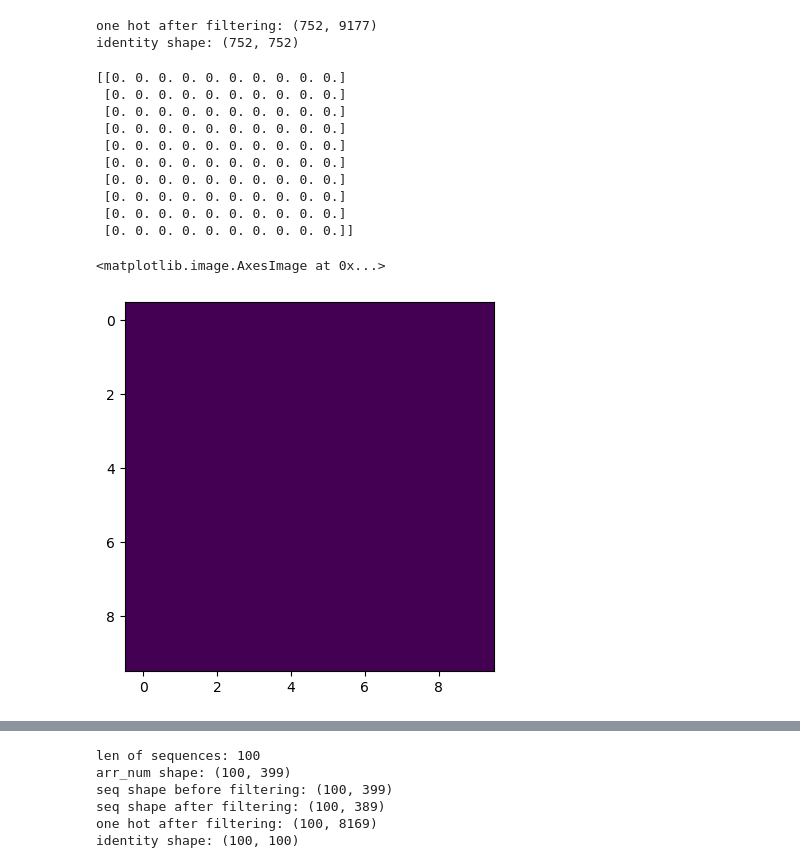
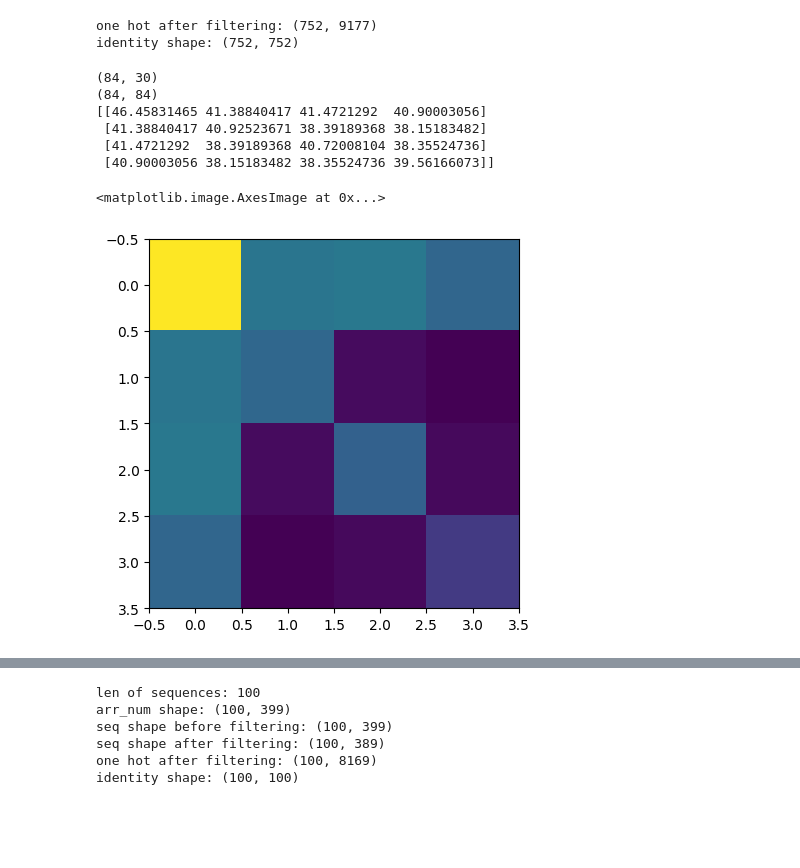
Before and after one commit to zifangu/lithiumized-fish, a Jupyter notebook: project_checkin2.ipynb, the cells around one changed output, grey strips where cells are left out. Drawn from its saved outputs; the diff is of its cells as text; code cells hidden in the pictures; blank space fills up the shorter version.

```diff
--- a/project_checkin2.ipynb
+++ b/project_checkin2.ipynb
@@ -103,52 +109,51 @@ def compute_lxl_cov(one_hot_matrix, L):
     L : int
         Sequence length.
 
     Returns:
     C_lxl : numpy array of shape (L, L)
         L x L covariance matrix capturing positional correlations.
     """
     M = one_hot_matrix.shape[1]  # Number of sequences
 
     # Compute empirical frequency matrix
-    P = (one_hot_matrix @ one_hot_matrix.T) / M
+    #S = (1/L)*(one_hot_matrix @ one_hot_matrix.T)
+    #print(S.shape)
+
+    C = (1/L)*(one_hot_matrix @ one_hot_matrix.T)
+    print(C.shape)
 
     # Compute mean frequency
-    p = np.mean(one_hot_matrix, axis=1, keepdims=True)
+    #p = np.mean(one_hot_matrix, axis=1, keepdims=True)
+    # print(p.shape)
 
     # Compute covariance matrix
-    C = P - p @ p.T
+    #C = P - p @ p.T
 
     # Reshape into L x L blocks of size 20x20
     C_lxl = np.zeros((L, L))
     for i in range(L):
         for j in range(L):
             C_block = C[i*21:(i+1)*21, j*21:(j+1)*21]
-            C_lxl[i, j] = np.linalg.norm(C_block, ord='fro')  # Frobenius norm
-            # cov_mat = np.cov(C_block)  # Frobenius norm
-            # print(np.mean(cov_mat))
-            # C_lxl[i, j] = np.mean(cov_mat)  # Frobenius norm
+            C_lxl[i, j] = np.linalg.norm(C_block, ord='fro') #Frobenius norm
 
     return C_lxl
 
 # Example usage
-L = 10  # Sequence length
-M = 100  # Number of sequences
+L = 4  # Sequence length
+M = 30  # Number of sequences
 np.random.seed(42)
-one_hot_matrix = np.ones((20*L, M))
-#one_hot_matrix = np.random.randint(0, 2, size=(20*L, M))  # Simulated one-hot encoding
+#one_hot_matrix = np.ones((21*L, M))
+one_hot_matrix = np.random.randint(0, 2, size=(21*L, M))  # Simulated one-hot encoding
+print(one_hot_matrix.shape)
 C_lxl = compute_lxl_cov(one_hot_matrix, L)
 print(C_lxl)
 plt.imshow(C_lxl)
 # %% [output]
-[[0. 0. 0. 0. 0. 0. 0. 0. 0. 0.]
- [0. 0. 0. 0. 0. 0. 0. 0. 0. 0.]
- [0. 0. 0. 0. 0. 0. 0. 0. 0. 0.]
- [0. 0. 0. 0. 0. 0. 0. 0. 0. 0.]
- [0. 0. 0. 0. 0. 0. 0. 0. 0. 0.]
- [0. 0. 0. 0. 0. 0. 0. 0. 0. 0.]
- [0. 0. 0. 0. 0. 0. 0. 0. 0. 0.]
- [0. 0. 0. 0. 0. 0. 0. 0. 0. 0.]
- [0. 0. 0. 0. 0. 0. 0. 0. 0. 0.]
- [0. 0. 0. 0. 0. 0. 0. 0. 0. 0.]]
+(84, 30)
+(84, 84)
+[[46.45831465 41.38840417 41.4721292  40.90003056]
+ [41.38840417 40.92523671 38.39189368 38.15183482]
+ [41.4721292  38.39189368 40.72008104 38.35524736]
+ [40.90003056 38.15183482 38.35524736 39.56166073]]
 <matplotlib.image.AxesImage at 0x...>
-[figure, old version]
+[figure, new version]
```
Also changed, not shown: parts of 13 cells of this notebook.
